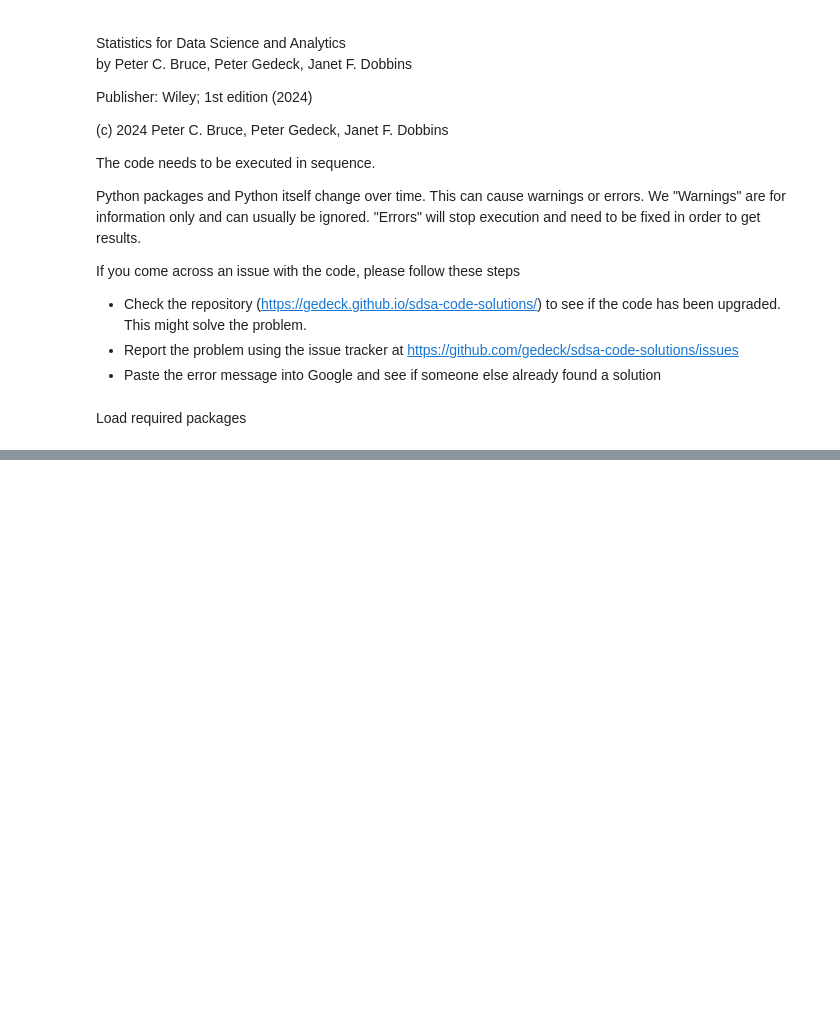
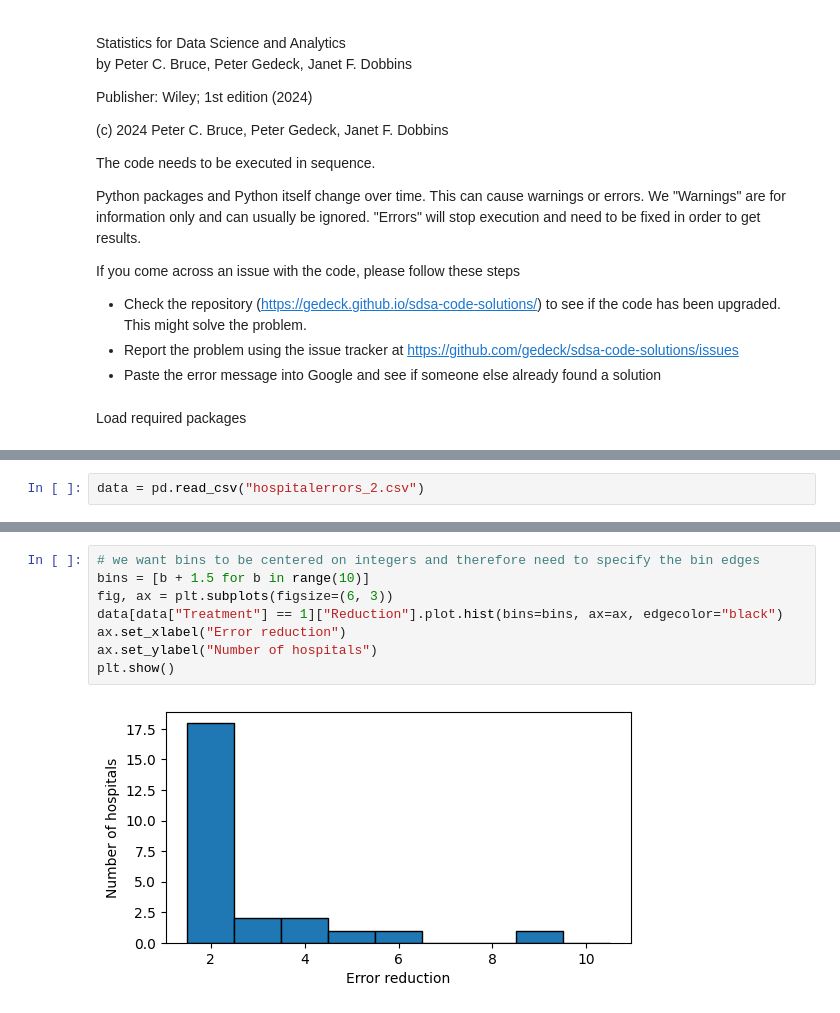
Before and after one commit to gedeck/sdsa-code, a Jupyter notebook: code/notebooks/chapter_03.ipynb, the cells around one changed output, grey strips where cells are left out. Saved outputs shown, nothing was run; the diff lists cells and outputs as text; blank space fills up the shorter version.

```diff
--- a/code/notebooks/chapter_03.ipynb
+++ b/code/notebooks/chapter_03.ipynb
@@ -25,0 +145,2 @@ import matplotlib.pyplot as plt
+# %%
+data = pd.read_csv("hospitalerrors_2.csv")
@@ -25,0 +216,10 @@ import matplotlib.pyplot as plt
+# %%
+# we want bins to be centered on integers and therefore need to specify the bin edges
+bins = [b + 1.5 for b in range(10)]
+fig, ax = plt.subplots(figsize=(6, 3))
+data[data["Treatment"] == 1]["Reduction"].plot.hist(bins=bins, ax=ax, edgecolor="black")
+ax.set_xlabel("Error reduction")
+ax.set_ylabel("Number of hospitals")
+plt.show()
+# %% [output]
+[figure, added]
```
Also changed, not shown: parts of 72 cells of this notebook, 48 other files.
